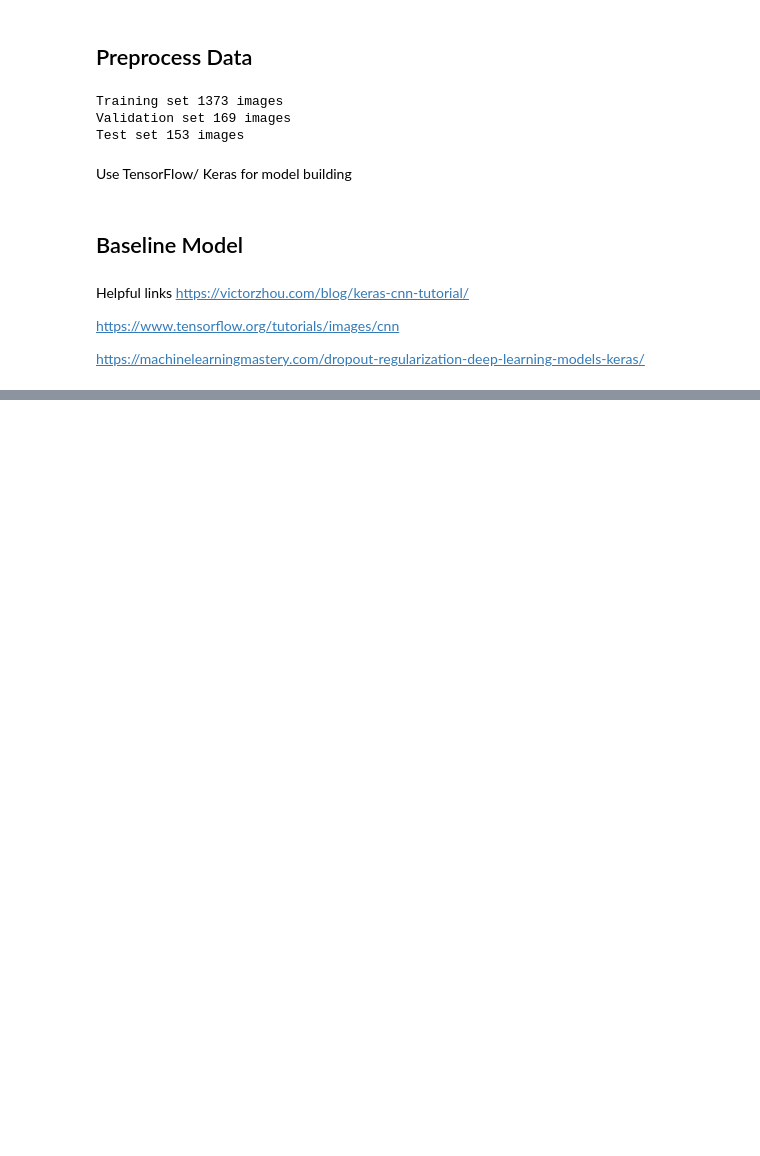
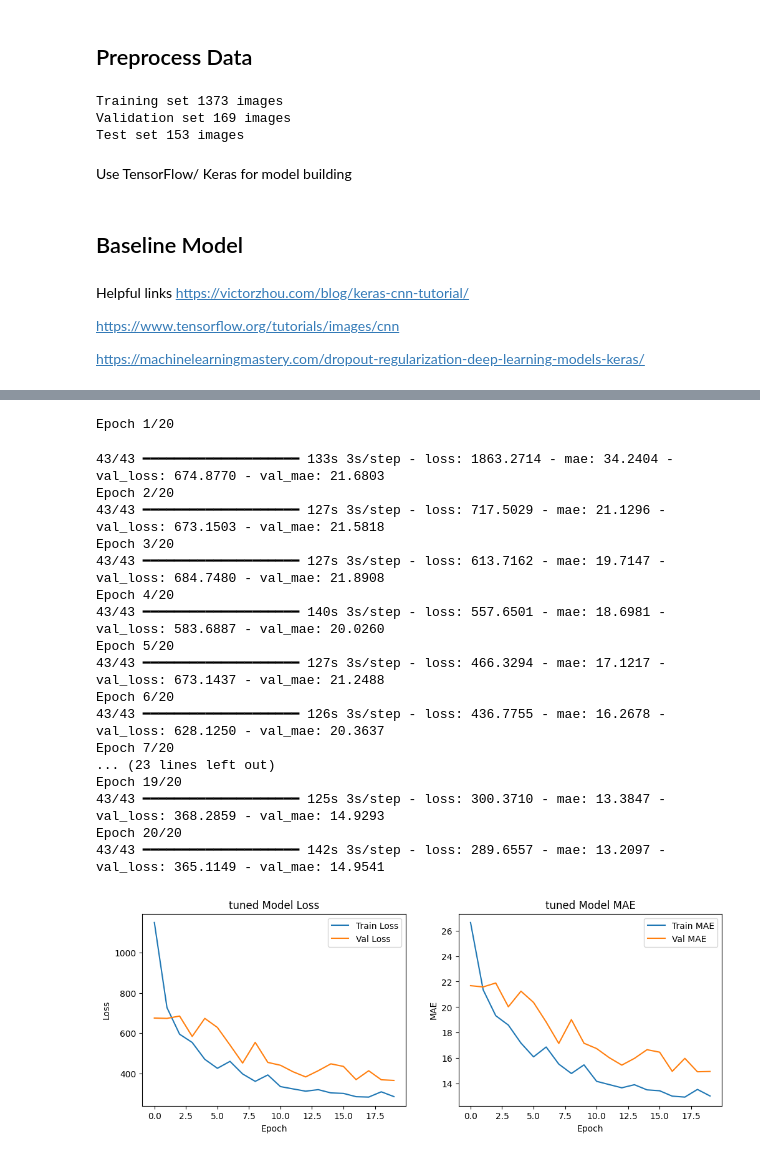
Before and after one commit to AndrewReusche/License_Plate_Detection, a Jupyter notebook: license_plate_exploratory.ipynb, the cells around one changed output, grey strips where cells are left out. Cells and saved outputs as stored; diff of their text form; code cells hidden in the pictures; blank space fills up the shorter version.

Commit message:
exploratory notebook: tune model

```diff
--- a/license_plate_exploratory.ipynb
+++ b/license_plate_exploratory.ipynb
@@ -341,0 +381,68 @@ results= []
+# %%
+#build tuned CNN model
+def build_tuned_model(input_shape= (128, 128, 3)):
+  model= Sequential([Conv2D(64, (3, 3), activation= 'relu', input_shape= input_shape),
+                      MaxPooling2D((2, 2)),
+                     Conv2D(128, (3, 3), activation= 'relu'),
+                     MaxPooling2D((2, 2)),
+                     Conv2D(256, (3, 3)),
+                     MaxPooling2D((2,2)),
+                     Flatten(),
+                     Dense(128, activation= 'relu'),
+                     Dropout(0.5),
+                     Dense(4)])
+
+
+  return model
+
+#compile tuned model
+tuned_model= build_tuned_model()
+tuned_model.compile(optimizer= Adam(learning_rate=0.001),
+                       loss= 'mse',
+                       metrics= ['mae'])
+
+#train the model
+tuned_history= tuned_model.fit(train_dataset,
+                                     validation_data= val_dataset,
+                                     epochs= 20,
+                                     verbose= 1)
+
+#plot training history
+plt.figure(figsize= (12, 4))
+plt.subplot(1, 2, 1)
+plt.plot(tuned_history.history['loss'], label= 'Train Loss')
+plt.plot(tuned_history.history['val_loss'], label= 'Val Loss')
+plt.title("tuned Model Loss")
+plt.xlabel('Epoch')
+plt.ylabel('Loss')
+plt.legend()
+
+
+plt.subplot(1, 2, 2)
+plt.plot(tuned_history.history['mae'], label= 'Train MAE')
+plt.plot(tuned_history.history['val_mae'], label= 'Val MAE')
+plt.title("tuned Model MAE")
+plt.xlabel('Epoch')
+plt.ylabel('MAE')
+plt.legend()
+plt.show()
+# %% [output]
+Epoch 1/20
+43/43 ━━━━━━━━━━━━━━━━━━━━ 133s 3s/step - loss: 1863.2714 - mae: 34.2404 - val_loss: 674.8770 - val_mae: 21.6803
+Epoch 2/20
+43/43 ━━━━━━━━━━━━━━━━━━━━ 127s 3s/step - loss: 717.5029 - mae: 21.1296 - val_loss: 673.1503 - val_mae: 21.5818
+Epoch 3/20
+43/43 ━━━━━━━━━━━━━━━━━━━━ 127s 3s/step - loss: 613.7162 - mae: 19.7147 - val_loss: 684.7480 - val_mae: 21.8908
+Epoch 4/20
+43/43 ━━━━━━━━━━━━━━━━━━━━ 140s 3s/step - loss: 557.6501 - mae: 18.6981 - val_loss: 583.6887 - val_mae: 20.0260
+Epoch 5/20
+43/43 ━━━━━━━━━━━━━━━━━━━━ 127s 3s/step - loss: 466.3294 - mae: 17.1217 - val_loss: 673.1437 - val_mae: 21.2488
+Epoch 6/20
+43/43 ━━━━━━━━━━━━━━━━━━━━ 126s 3s/step - loss: 436.7755 - mae: 16.2678 - val_loss: 628.1250 - val_mae: 20.3637
+Epoch 7/20
+... (23 lines left out)
+Epoch 19/20
+43/43 ━━━━━━━━━━━━━━━━━━━━ 125s 3s/step - loss: 300.3710 - mae: 13.3847 - val_loss: 368.2859 - val_mae: 14.9293
+Epoch 20/20
+43/43 ━━━━━━━━━━━━━━━━━━━━ 142s 3s/step - loss: 289.6557 - mae: 13.2097 - val_loss: 365.1149 - val_mae: 14.9541
+[figure, added]
```
Also changed, not shown: parts of 5 cells of this notebook.
